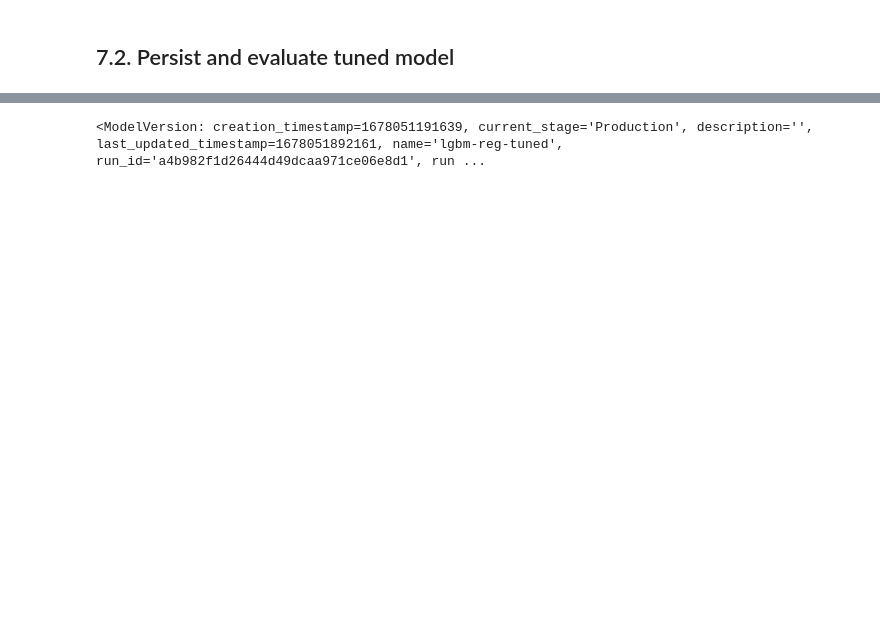
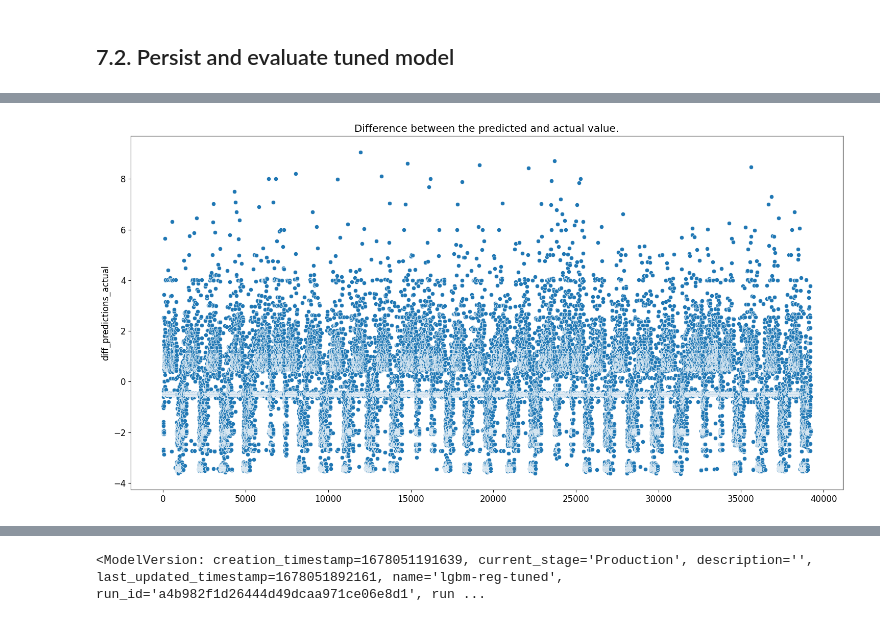
Before and after one commit to cenciati/predict-taxi-fare, a Jupyter notebook: notebooks/experiment-01.ipynb, the cells around one changed output, grey strips where cells are left out. Saved outputs shown, nothing was run; the diff lists cells and outputs as text; code cells hidden in the pictures; blank space fills up the shorter version.

```diff
--- a/notebooks/experiment-01.ipynb
+++ b/notebooks/experiment-01.ipynb
@@ -1146,0 +1158,5 @@ plt.legend();
+# %%
+sns.scatterplot(df_results.loc[:, "diff_predictions_actual"]);
+plt.title("Difference between the predicted and actual value.");
+# %% [output]
+[figure, added]
```
Also changed, not shown: parts of 11 cells of this notebook.
